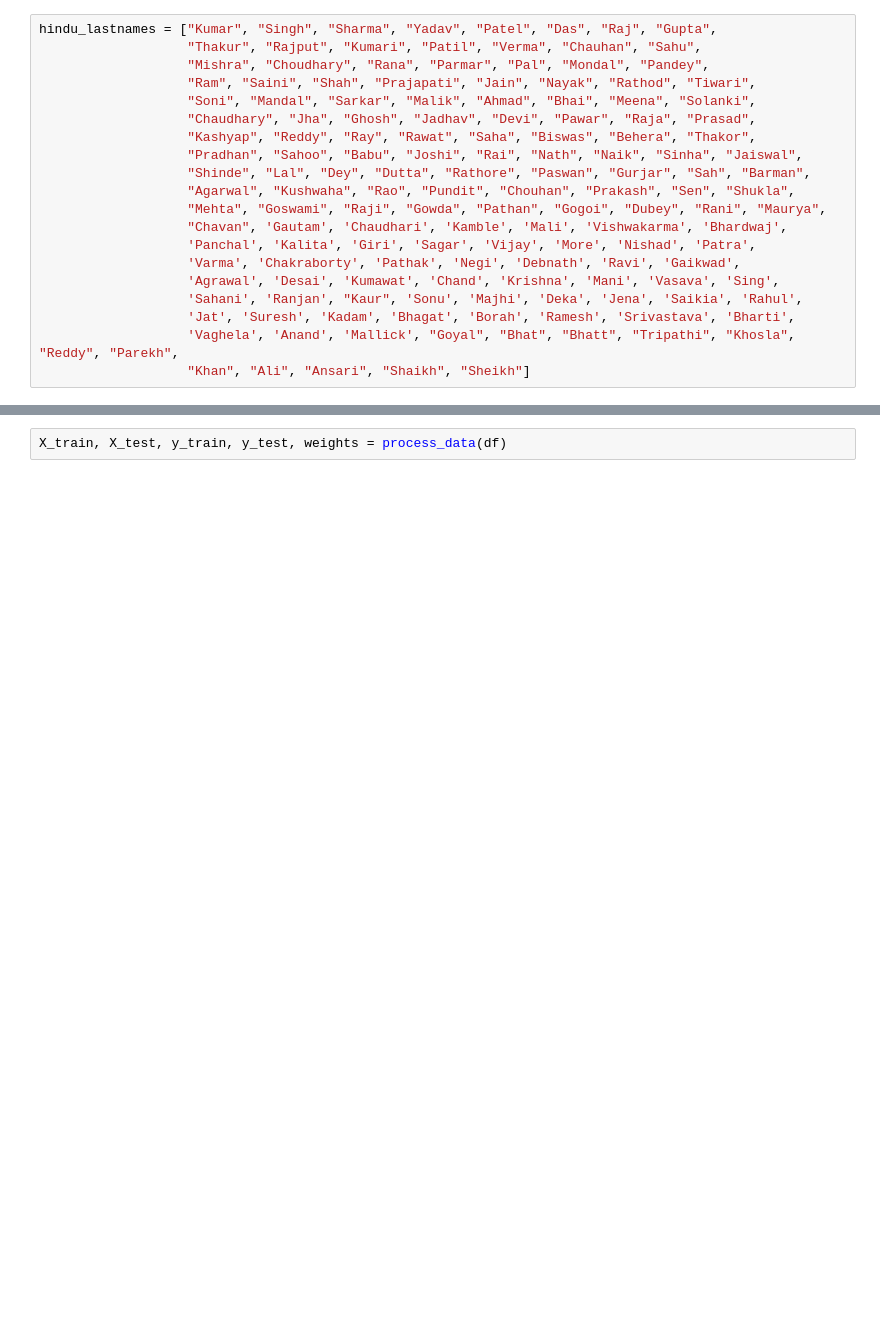
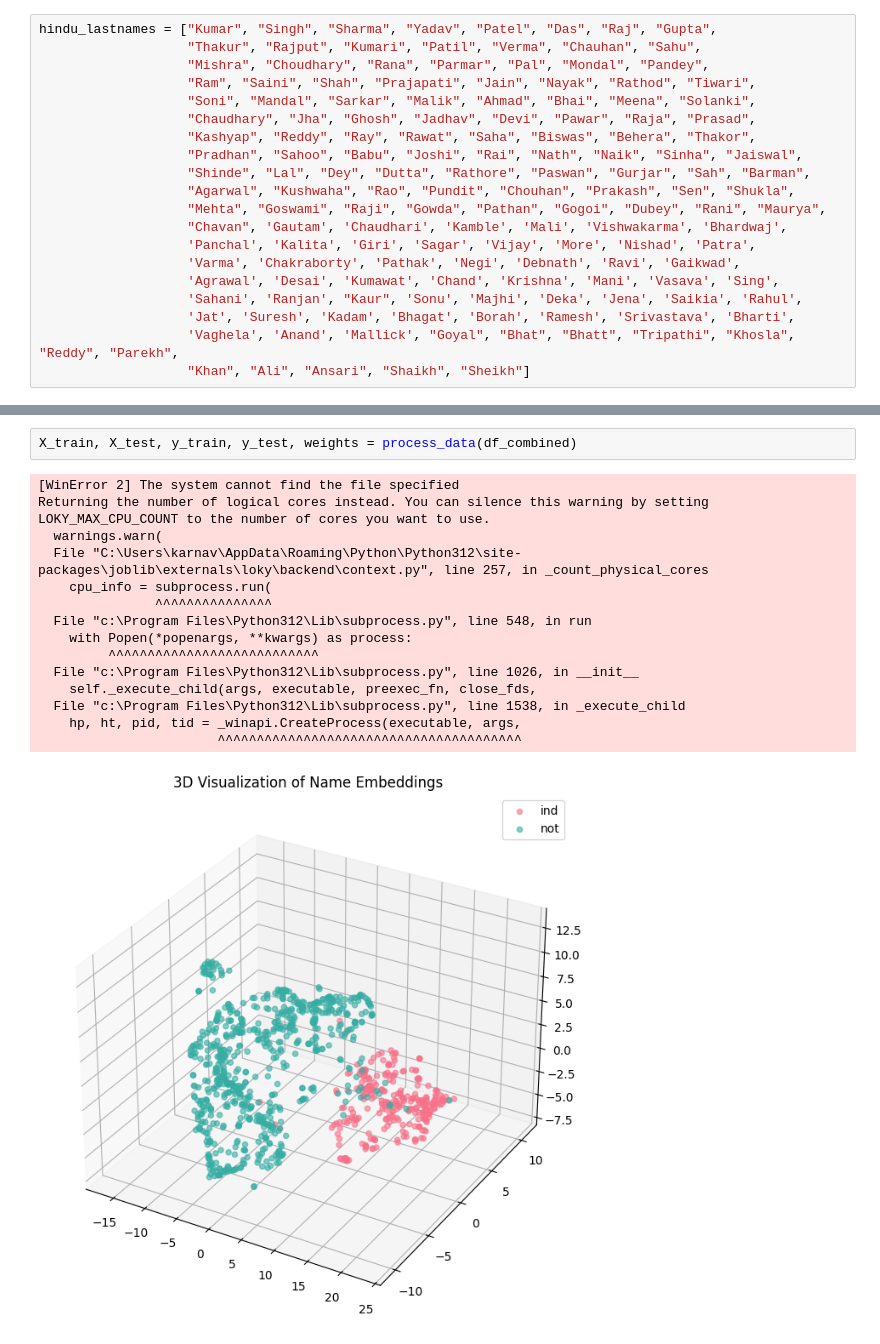
Before and after one commit to kkkarnav/indianamericancontributions, a Jupyter notebook: multi_name_classification.ipynb, the cells around one changed output, grey strips where cells are left out. Cells and saved outputs as stored; diff of their text form; blank space fills up the shorter version.

```diff
--- a/multi_name_classification.ipynb
+++ b/multi_name_classification.ipynb
@@ -452,3 +452,19 @@ ind    3005059
 Name: count, dtype: int64
 # %%
-X_train, X_test, y_train, y_test, weights = process_data(df)
+X_train, X_test, y_train, y_test, weights = process_data(df_combined)
+# %% [output]
+[WinError 2] The system cannot find the file specified
+Returning the number of logical cores instead. You can silence this warning by setting LOKY_MAX_CPU_COUNT to the number of cores you want to use.
+  warnings.warn(
+  File "C:\Users\karnav\AppData\Roaming\Python\Python312\site-packages\joblib\externals\loky\backend\context.py", line 257, in _count_physical_cores
+    cpu_info = subprocess.run(
+               ^^^^^^^^^^^^^^^
+  File "c:\Program Files\Python312\Lib\subprocess.py", line 548, in run
+    with Popen(*popenargs, **kwargs) as process:
+         ^^^^^^^^^^^^^^^^^^^^^^^^^^^
+  File "c:\Program Files\Python312\Lib\subprocess.py", line 1026, in __init__
+    self._execute_child(args, executable, preexec_fn, close_fds,
+  File "c:\Program Files\Python312\Lib\subprocess.py", line 1538, in _execute_child
+    hp, ht, pid, tid = _winapi.CreateProcess(executable, args,
+                       ^^^^^^^^^^^^^^^^^^^^^^^^^^^^^^^^^^^^^^^
+[figure, added]
```
Also changed, not shown: parts of 14 cells of this notebook, 1 other file.
